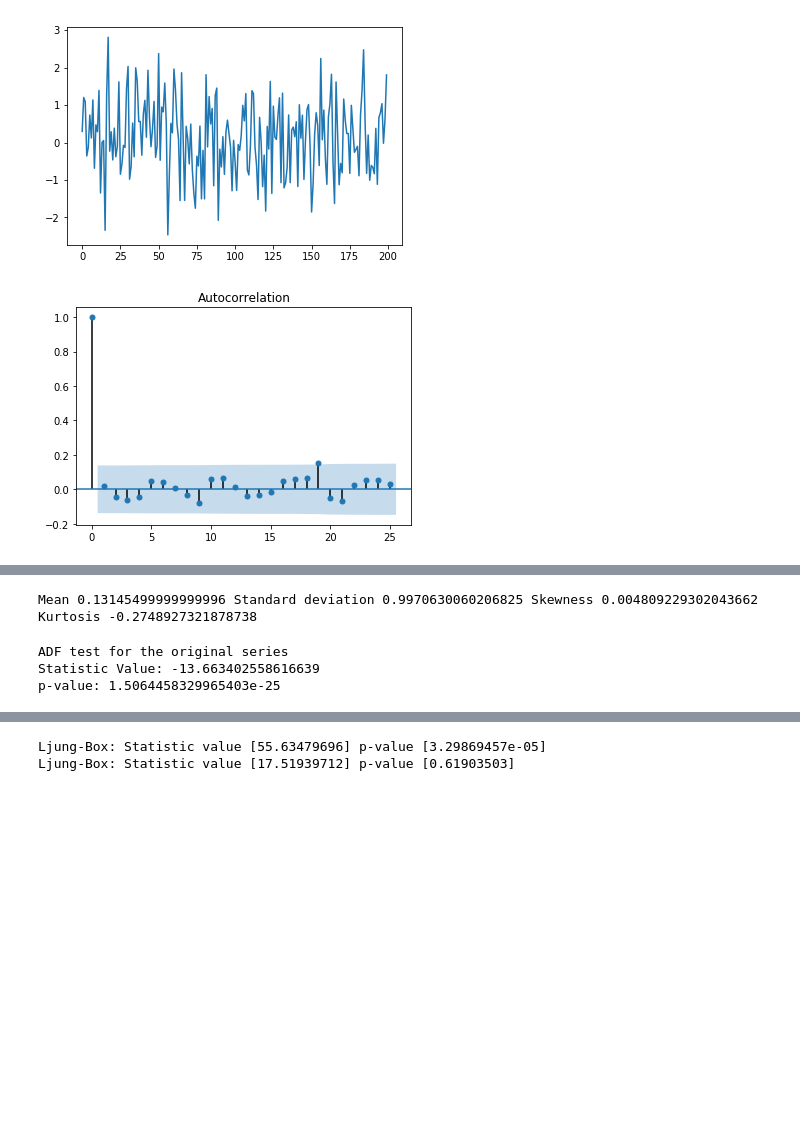
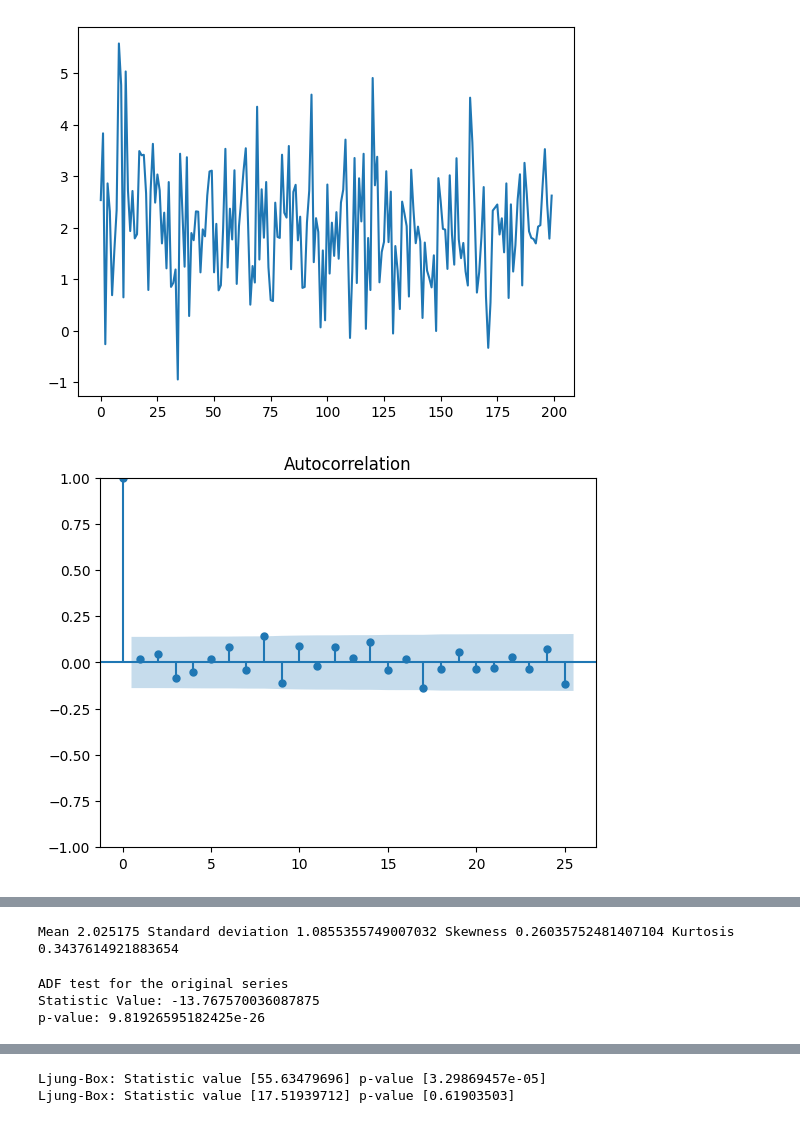
Before and after one commit to notvikke/master_2023, a Jupyter notebook: Big_Data_in_Op_Mng/Sessions2&3_python.ipynb, the cells around one changed output, grey strips where cells are left out. Cells and saved outputs as stored; diff of their text form; code cells hidden in the pictures; blank space fills up the shorter version.

```diff
--- a/Big_Data_in_Op_Mng/Sessions2&3_python.ipynb
+++ b/Big_Data_in_Op_Mng/Sessions2&3_python.ipynb
@@ -1,27 +1,27 @@
 # %%
 import pandas as pd
 import numpy as np
 import matplotlib.pyplot as plt
 from statsmodels.graphics.tsaplots import plot_acf, plot_pacf
 
 data = pd.read_csv('Sessions2&3sim.csv', sep = ";", decimal = ",")
 series1 = data.iloc[:200,0]
 series2 = data.iloc[:200,1]
 series3 = data.iloc[:200,2]
 series4 = data.iloc[:200,3]
 series5 = data.iloc[:200,4]
 series6 = data.iloc[:2000,5]
 
-y = series2
+y = series1
 
 num_lags=25 # to discuss
 
 plt.plot(y)
 plt.show()
 plot_acf(y,lags=num_lags)
 plt.show()
 plot_pacf(y,lags=num_lags,method="ols")
 plt.show()
 # %% [output]
-[figure, old version]
+[figure, new version]
-[figure, old version]
+[figure, new version]
@@ -37,7 +37,7 @@ skewness = skew(y)
 
 print("Mean",mean,"Standard deviation",std,"Skewness", skewness, "Kurtosis",kurtosis)
 # %% [output]
-Mean 0.13145499999999996 Standard deviation 0.9970630060206825 Skewness 0.004809229302043662 Kurtosis -0.2748927321878738
+Mean 2.025175 Standard deviation 1.0855355749007032 Skewness 0.26035752481407104 Kurtosis 0.3437614921883654
 # %%
 #from pmdarima.arima.utils import ndiffs, nsdiffs
 import statsmodels as sm
@@ -54,8 +54,8 @@ print("p-value:" , adf_test[1])
 # print(sm.__version__)
 # %% [output]
 ADF test for the original series
-Statistic Value: -13.663402558616639
-p-value: 1.5064458329965403e-25
+Statistic Value: -13.767570036087875
+p-value: 9.81926595182425e-26
 # %%
 import seaborn as sns
 import scipy.stats as st
```
Also changed, not shown: parts of 8 cells of this notebook.
